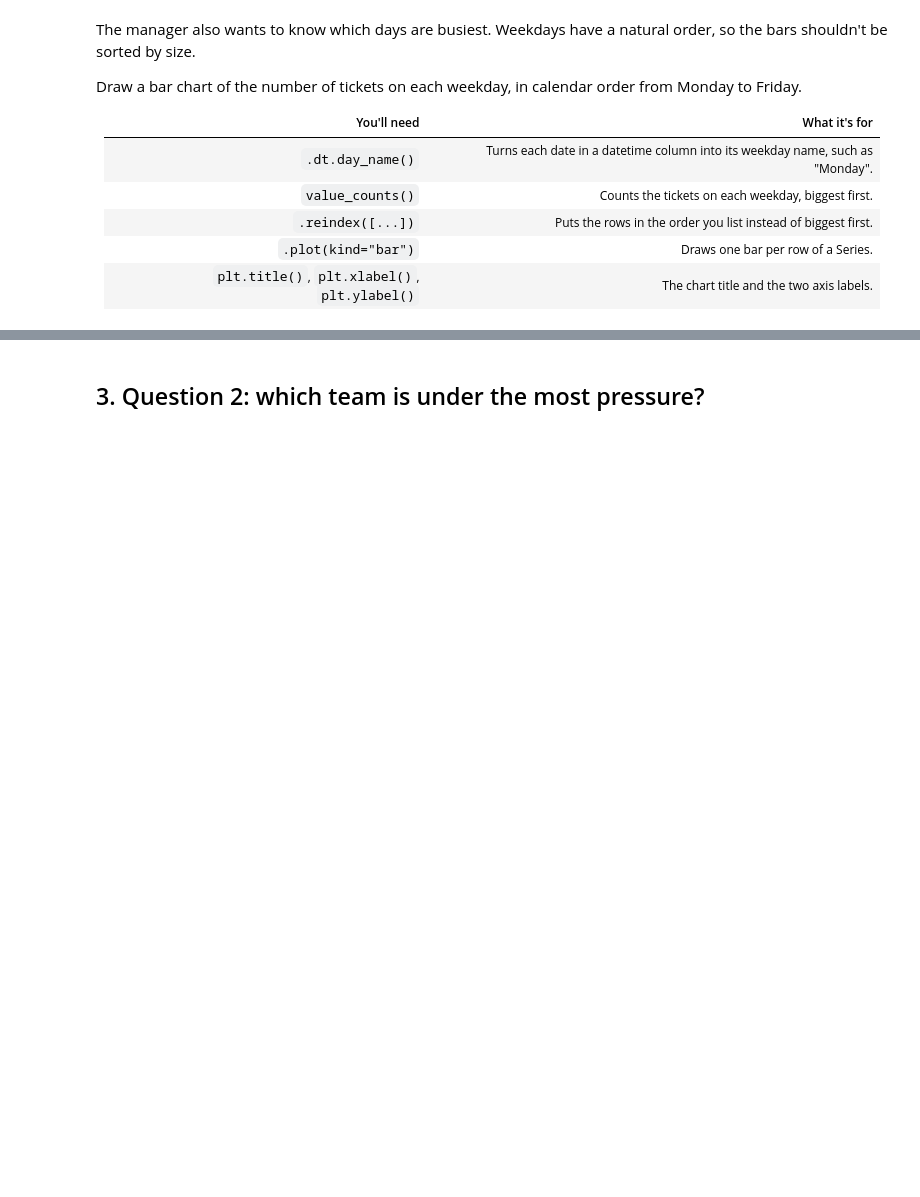
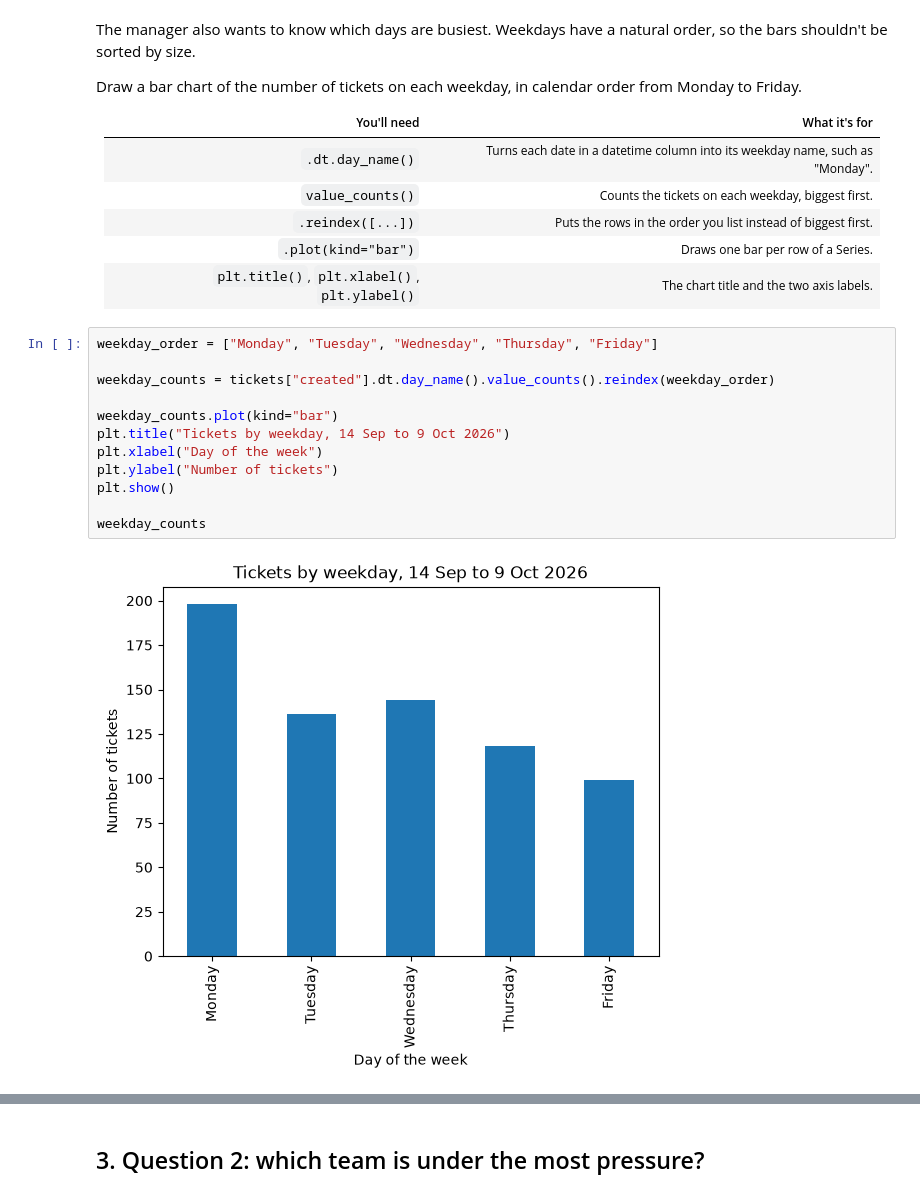
Before and after one commit to Ingiya/2501, a Jupyter notebook: student/lesson-15/discrete_demo_starter.ipynb, the cells around one changed output, grey strips where cells are left out. Saved outputs shown, nothing was run; the diff lists cells and outputs as text; blank space fills up the shorter version.

```diff
--- a/student/lesson-15/discrete_demo_starter.ipynb
+++ b/student/lesson-15/discrete_demo_starter.ipynb
@@ -67,6 +146,20 @@ Draw a bar chart of the number of tickets on each weekday, in calendar order fro
 | `.reindex([...])` | Puts the rows in the order you list instead of biggest first. |
 | `.plot(kind="bar")` | Draws one bar per row of a Series. |
 | `plt.title()`, `plt.xlabel()`, `plt.ylabel()` | The chart title and the two axis labels. |
+# %%
+weekday_order = ["Monday", "Tuesday", "Wednesday", "Thursday", "Friday"]
+
+weekday_counts = tickets["created"].dt.day_name().value_counts().reindex(weekday_order)
+
+weekday_counts.plot(kind="bar")
+plt.title("Tickets by weekday, 14 Sep to 9 Oct 2026")
+plt.xlabel("Day of the week")
+plt.ylabel("Number of tickets")
+plt.show()
+
+weekday_counts
+# %% [output]
+[figure, added]
 # %% [markdown]
 Explain why the weekday chart is in calendar order while the category chart is biggest first, and why both are bar charts and not histograms.
 
```
Also changed, not shown: parts of 8 cells of this notebook, 1 other file.
